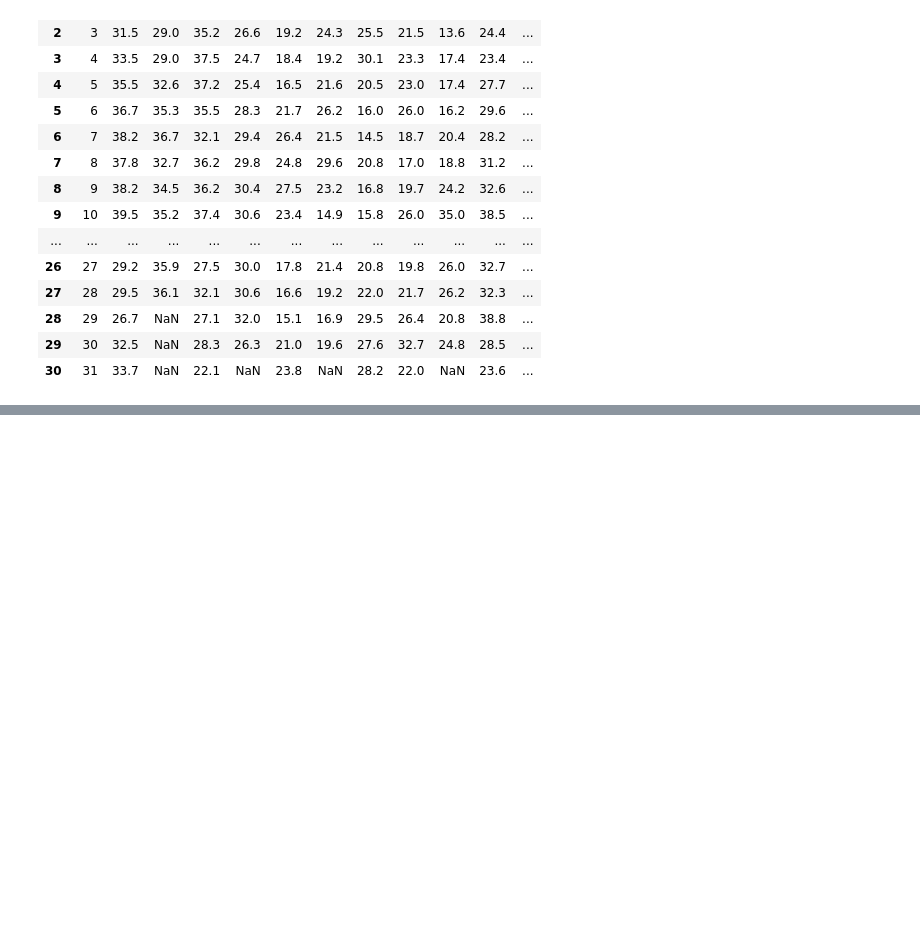
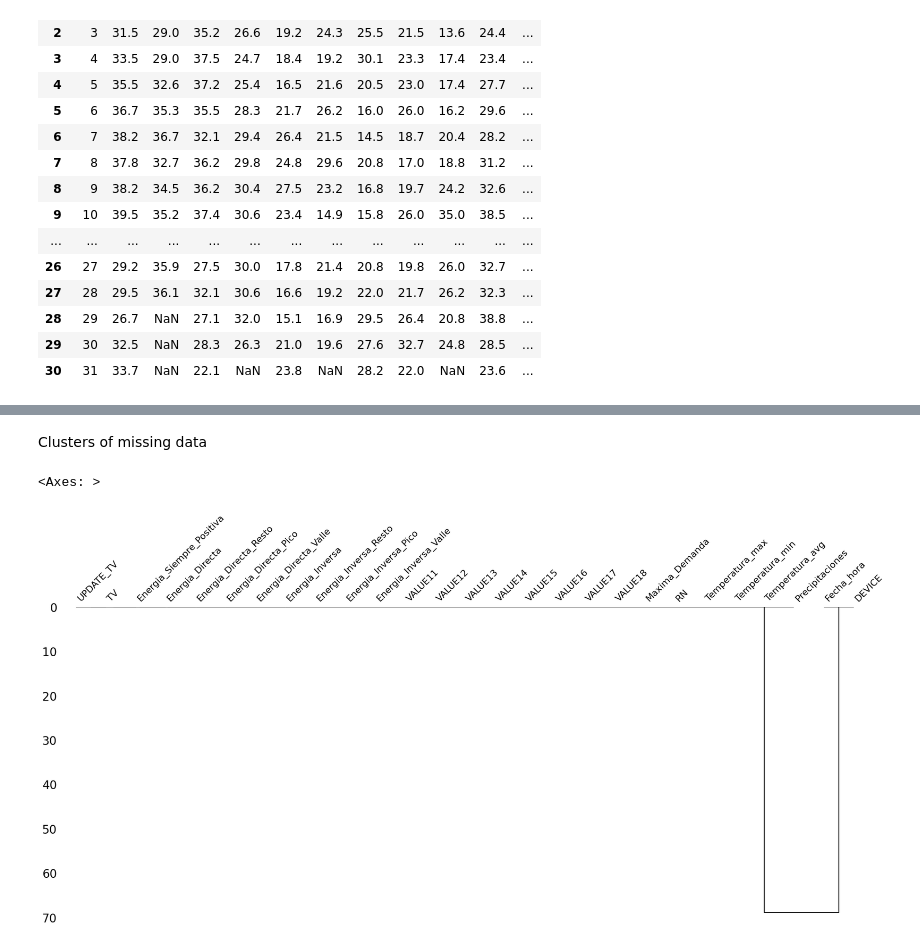
Before and after one commit to pasollipaula/DiplodatosMentoria, a Jupyter notebook: carga_datasets.ipynb, the cells around one changed output, grey strips where cells are left out. Drawn from its saved outputs; the diff is of its cells as text; code cells hidden in the pictures; blank space fills up the shorter version.

```diff
--- a/carga_datasets.ipynb
+++ b/carga_datasets.ipynb
@@ -1100,0 +352,7 @@ modelo.to_csv(csv_file, sep=';', index=False)
+# %% [markdown]
+Clusters of missing data
+# %%
+msno.dendrogram(consumos)
+# %% [output]
+<Axes: >
+[figure, added]
```
Also changed, not shown: parts of 162 cells of this notebook.
